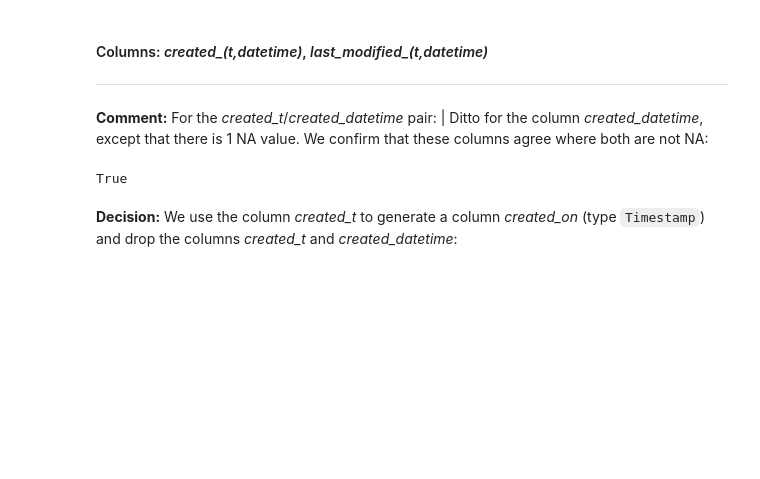
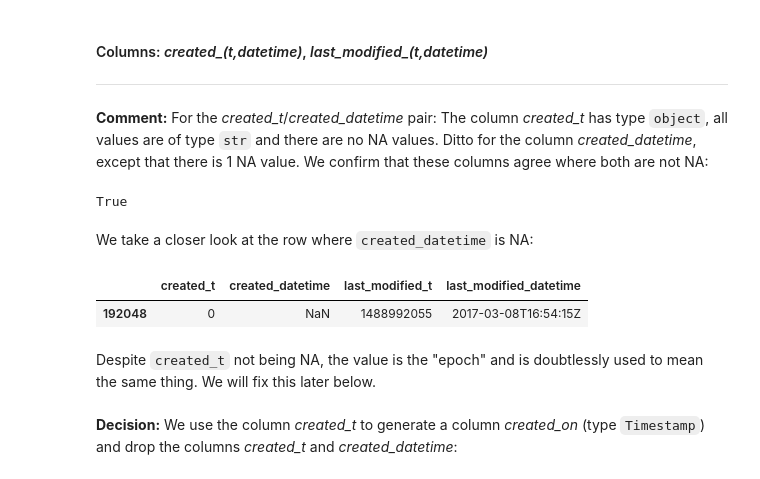
Before and after one commit to jeanrichard/epflx-adsml19-course2-project, a Jupyter notebook: course-02-project-task-a.ipynb, the cells around one changed output. Drawn from its saved outputs; the diff is of its cells as text; code cells hidden in the pictures; blank space fills up the shorter version.

```diff
--- a/course-02-project-task-a.ipynb
+++ b/course-02-project-task-a.ipynb
@@ -308,7 +310,7 @@ df['creator'] = df['creator'].str.strip()
 #### Columns: *created_(t,datetime)*, *last_modified_(t,datetime)*
 ---
 # %% [markdown]
-**Comment:** For the *created_t*/*created_datetime* pair: | Ditto for the column *created_datetime*, except that there is 1 NA value. We confirm that these columns agree where both are not NA:
+**Comment:** For the *created_t*/*created_datetime* pair: The column *created_t* has type `object`, all values are of type `str` and there are no NA values. Ditto for the column *created_datetime*, except that there is 1 NA value. We confirm that these columns agree where both are not NA:
 # %%
 s1 = parse_t(df['created_t'])
 s2 = parse_datetime(df['created_datetime'])
@@ -316,6 +318,15 @@ both_notna = s1.notna() & s2.notna()
 (s1[both_notna] == s2[both_notna]).all()
 # %% [output]
 True
+# %% [markdown]
+We take a closer look at the row where `created_datetime` is NA:
+# %%
+df.loc[df['created_datetime'].isna(), ['created_t', 'created_datetime', 'last_modified_t', 'last_modified_datetime']]
+# %% [output]
+|  | created_t | created_datetime | last_modified_t | last_modified_datetime |
+| 192048 | 0 | NaN | 1488992055 | 2017-03-08T16:54:15Z |
+# %% [markdown]
+Despite `created_t` not being NA, the value is the "epoch" and is doubtlessly used to mean the same thing. We will fix this later below.
 # %% [markdown]
 **Decision:** We use the column *created_t* to generate a column *created_on* (type `Timestamp`) and drop the columns *created_t* and *created_datetime*:
 # %%
```
Also changed, not shown: parts of 18 cells of this notebook, 4 other files.
